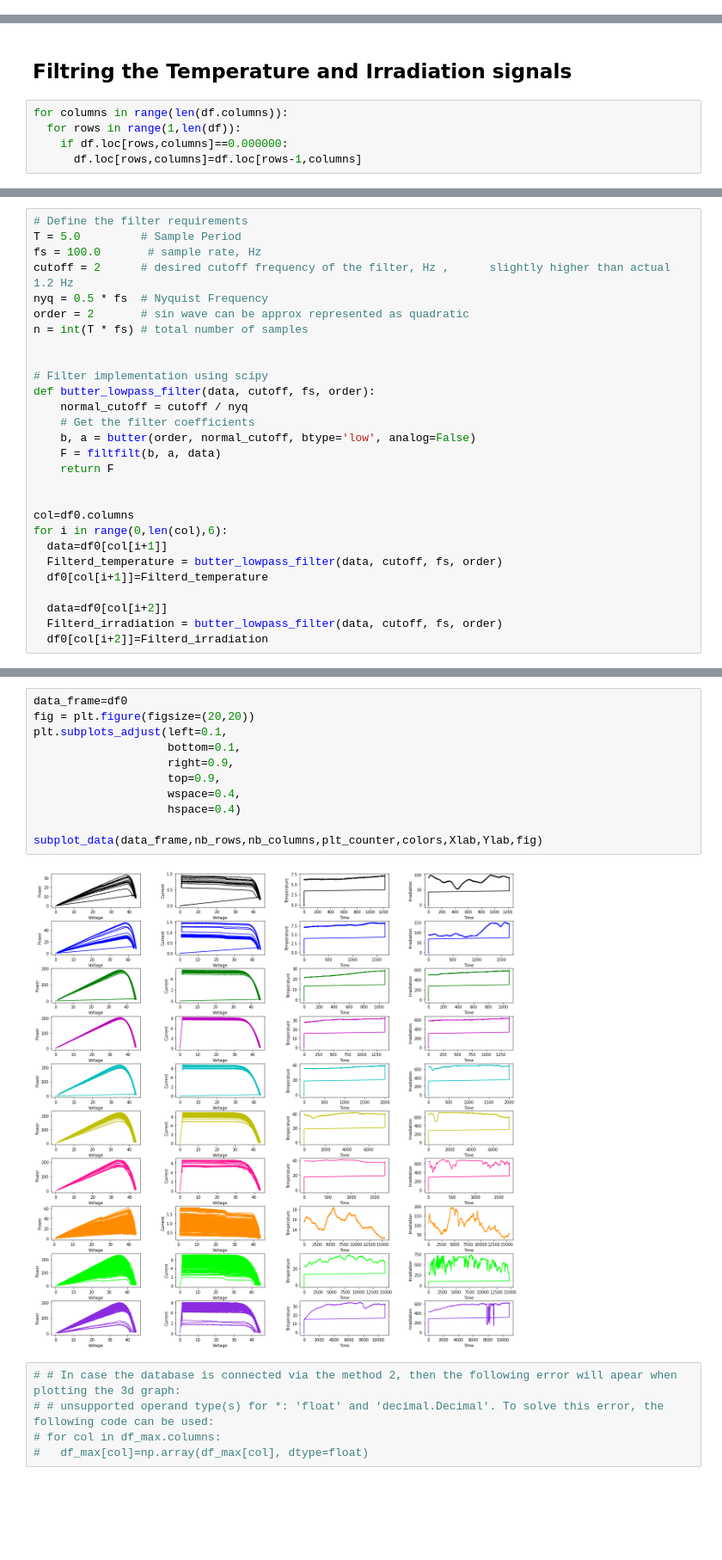
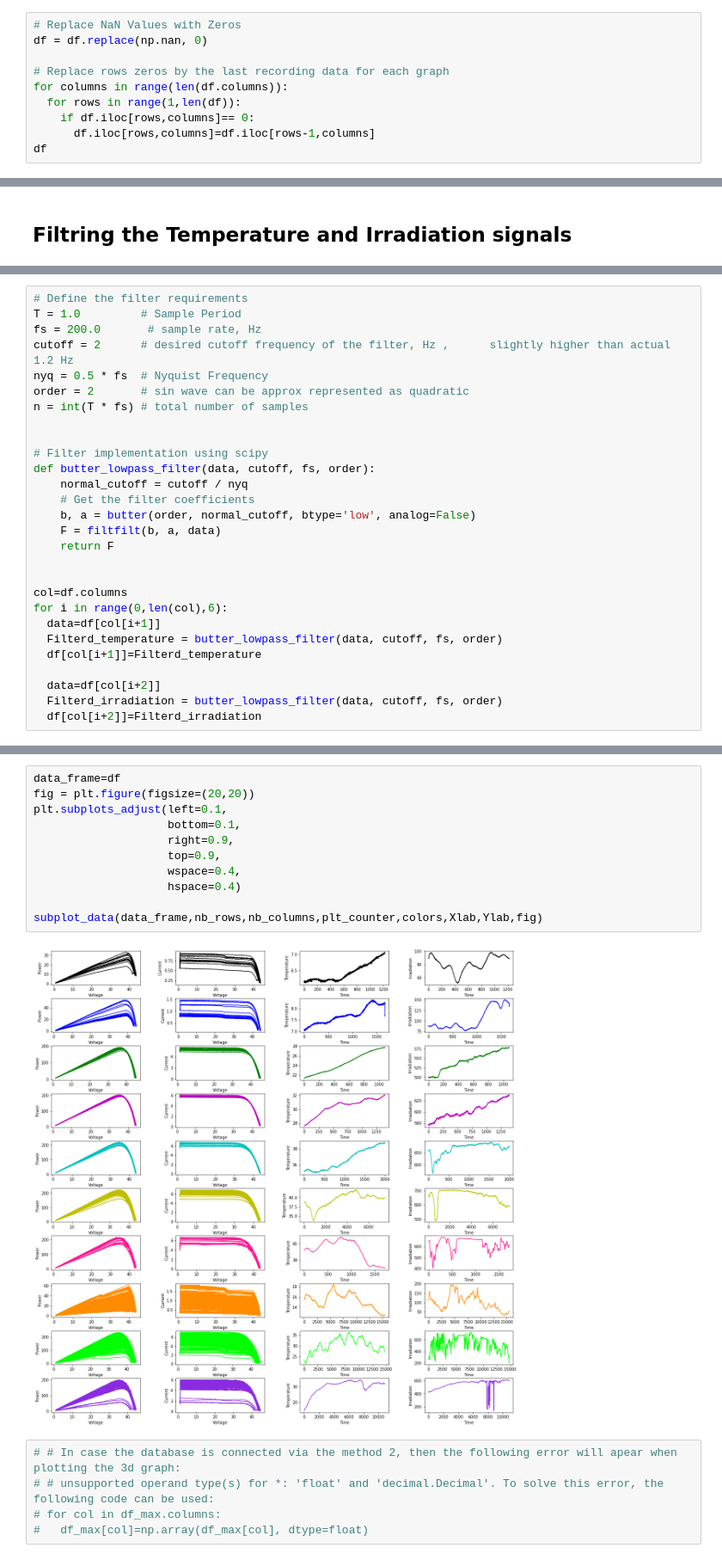
Before and after one commit to Mohamed-derbeli/ML-for-maximum-power-point-tracking-prediction-in-PV-system, a Jupyter notebook: ML_for_MPPT_prediction_in_PV_system.ipynb, the cells around one changed output, grey strips where cells are left out. Shown at 86% size. Saved outputs shown, nothing was run; the diff lists cells and outputs as text; blank space fills up the shorter version.

```diff
--- a/ML_for_MPPT_prediction_in_PV_system.ipynb
+++ b/ML_for_MPPT_prediction_in_PV_system.ipynb
@@ -140,0 +150,10 @@ df.head()
+# %%
+# Replace NaN Values with Zeros
+df = df.replace(np.nan, 0)
+
+# Replace rows zeros by the last recording data for each graph
+for columns in range(len(df.columns)):
+  for rows in range(1,len(df)):
+    if df.iloc[rows,columns]== 0:
+      df.iloc[rows,columns]=df.iloc[rows-1,columns]
+df
@@ -222,8 +262,3 @@ def subplot_data(data_frame,nb_rows,nb_columns,plt_counter,colors,Xlab,Ylab,fig)
 [figure]
 # %% [markdown]
 ## Filtring the Temperature and Irradiation signals
-# %%
-for columns in range(len(df.columns)):
-  for rows in range(1,len(df)):
-    if df.loc[rows,columns]==0.000000:
-      df.loc[rows,columns]=df.loc[rows-1,columns]
@@ -251,7 +265,7 @@ df0
 # %%
 # Define the filter requirements
-T = 5.0         # Sample Period
-fs = 100.0       # sample rate, Hz
+T = 1.0         # Sample Period
+fs = 200.0       # sample rate, Hz
 cutoff = 2      # desired cutoff frequency of the filter, Hz ,      slightly higher than actual 1.2 Hz
 nyq = 0.5 * fs  # Nyquist Frequency
 order = 2       # sin wave can be approx represented as quadratic
@@ -267,13 +281,13 @@ def butter_lowpass_filter(data, cutoff, fs, order):
     return F
 
 
-col=df0.columns
+col=df.columns
 for i in range(0,len(col),6):
-  data=df0[col[i+1]]
+  data=df[col[i+1]]
   Filterd_temperature = butter_lowpass_filter(data, cutoff, fs, order)
-  df0[col[i+1]]=Filterd_temperature
+  df[col[i+1]]=Filterd_temperature
 
-  data=df0[col[i+2]]
+  data=df[col[i+2]]
   Filterd_irradiation = butter_lowpass_filter(data, cutoff, fs, order)
-  df0[col[i+2]]=Filterd_irradiation
+  df[col[i+2]]=Filterd_irradiation
 # %%
@@ -285,18 +299,18 @@ print(Y)
 ['V_PV01', 'V_PV01', 'TIME01', 'TIME01', 'V_PV02', 'V_PV02', 'TIME02', 'TIME02', 'V_PV03', 'V_PV03', 'TIME03', 'TIME03', 'V_PV04', 'V_PV04', 'TIME04', 'TIME04', 'V_PV05', 'V_PV05', 'TIME05', 'TIME05', ...
 ['P_PV01', 'I_PV01', 'T_PV01', 'G_PV01', 'P_PV02', 'I_PV02', 'T_PV02', 'G_PV02', 'P_PV03', 'I_PV03', 'T_PV03', 'G_PV03', 'P_PV04', 'I_PV04', 'T_PV04', 'G_PV04', 'P_PV05', 'I_PV05', 'T_PV05', 'G_PV05', ...
 # %%
-data_frame=df0
+data_frame=df
 fig = plt.figure(figsize=(20,20))
 plt.subplots_adjust(left=0.1,
                     bottom=0.1,
                     right=0.9,
                     top=0.9,
                     wspace=0.4,
                     hspace=0.4)
 
 subplot_data(data_frame,nb_rows,nb_columns,plt_counter,colors,Xlab,Ylab,fig)
 # %% [output]
-[figure, old version]
+[figure, new version]
 # %%
 # # In case the database is connected via the method 2, then the following error will apear when plotting the 3d graph:
 # # unsupported operand type(s) for *: 'float' and 'decimal.Decimal'. To solve this error, the following code can be used:
```
Also changed, not shown: parts of 8 cells of this notebook.
